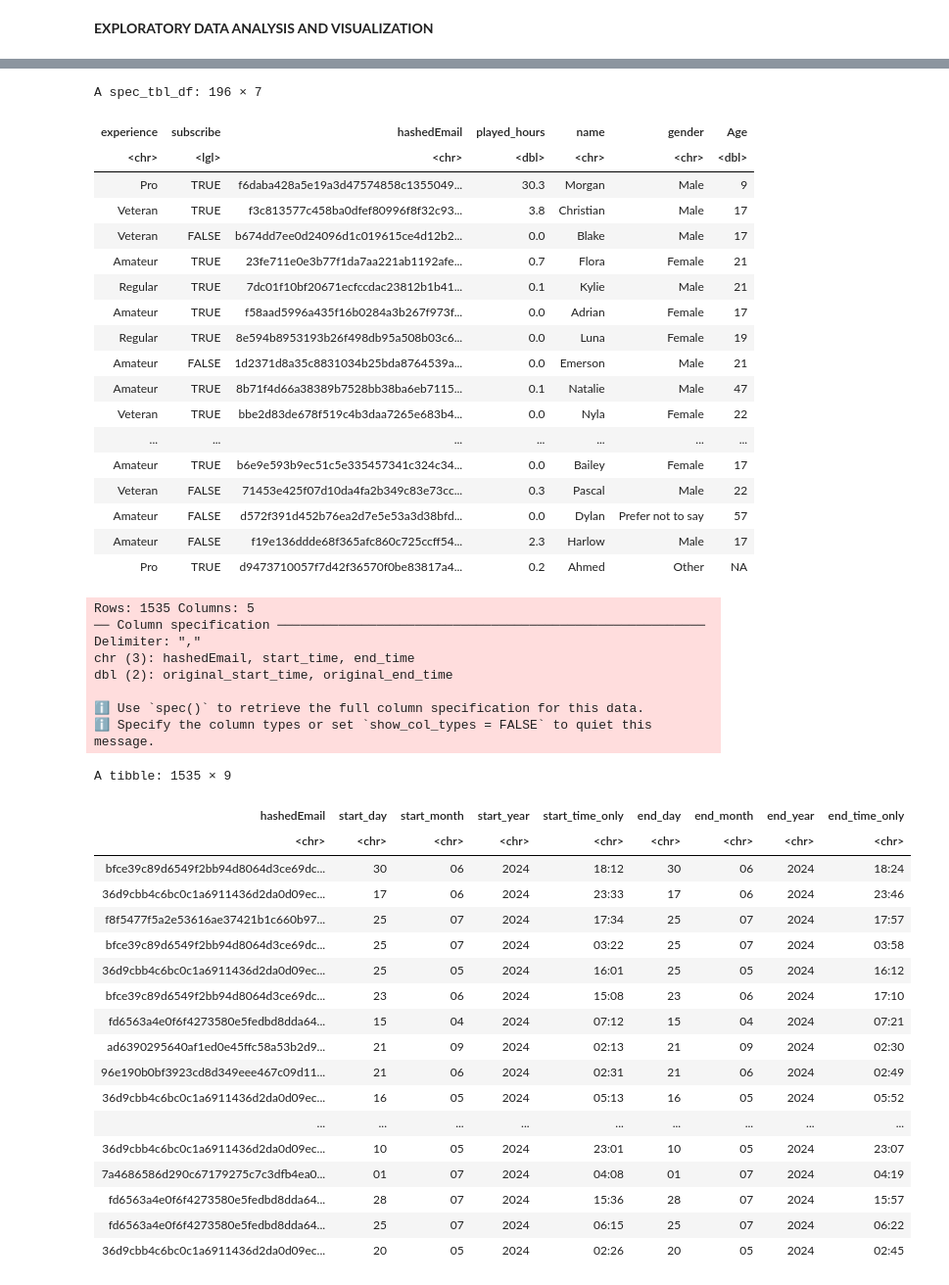
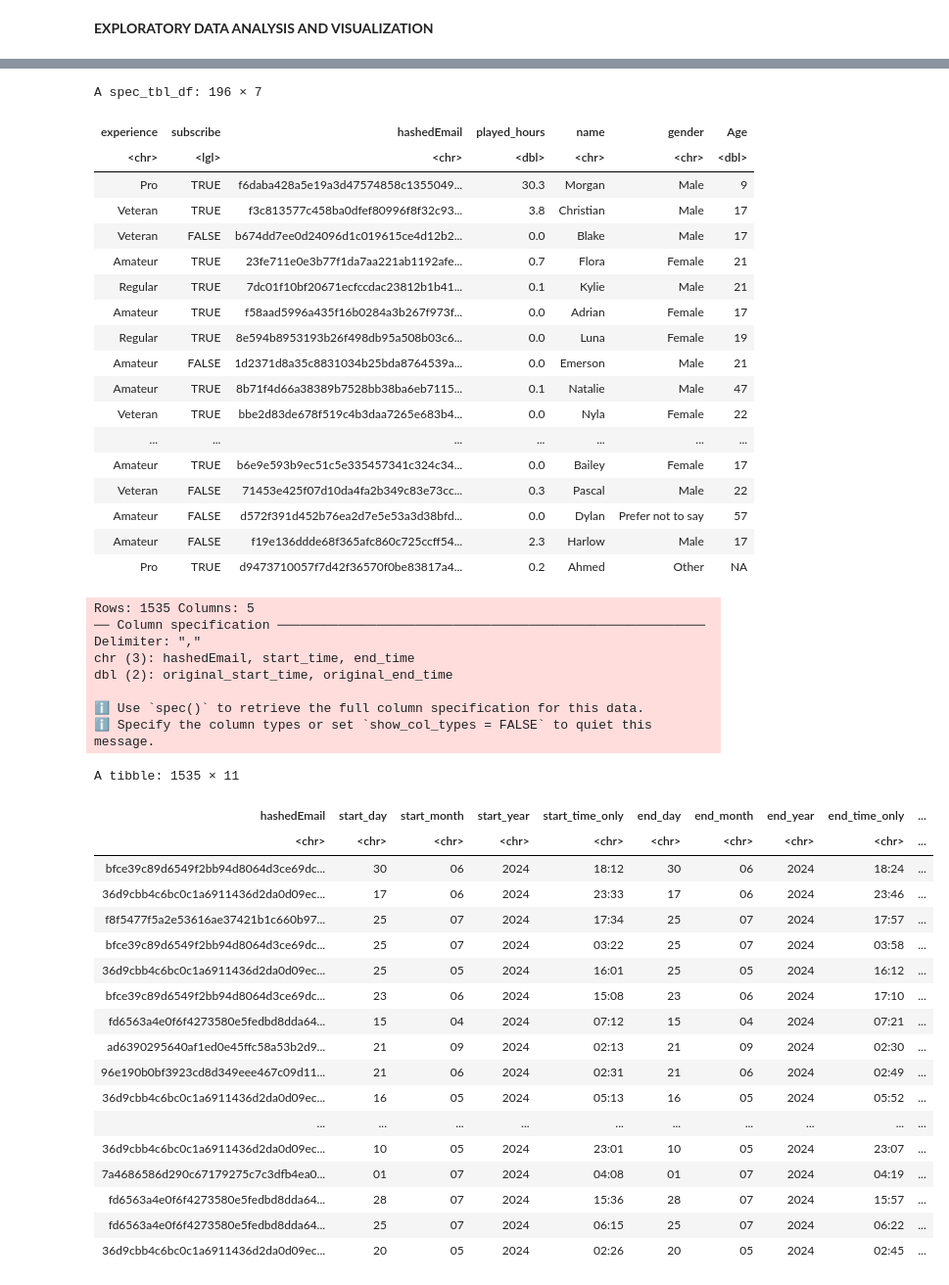
Before and after one commit to leylakarimov719/DSC100-Individual-Project-Planning, a Jupyter notebook: ProjectPlanning.ipynb, the cells around one changed output, grey strips where cells are left out. Shown: that part at 98% size. Drawn from its saved outputs; the diff is of its cells as text; code cells hidden in the pictures.

```diff
--- a/ProjectPlanning.ipynb
+++ b/ProjectPlanning.ipynb
@@ -92,6 +92,8 @@ The variable "played_hours" will be the predictor variable and "subscribe" will
 # %%
 library(tidyverse)
 library(repr)
+
+#tidying data
 
 players <- read_csv("data/players.csv")
 players
@@ -100,8 +102,17 @@ sessions <- read_csv("data/sessions.csv") |>
     separate(start_date, into = c("start_day", "start_month", "start_year"), sep = "/") |>
     separate(end_time, into = c("end_date", "end_time_only"), sep = " ") |>
     separate(end_date, into = c("end_day", "end_month", "end_year"), sep = "/") |>
-    select(hashedEmail, start_day, start_month, start_year, start_time_only,
-           end_day, end_month, end_year, end_time_only)
+    select(hashedEmail,
+           start_day,
+           start_month,
+           start_year,
+           start_time_only,
+           end_day,
+           end_month,
+           end_year,
+           end_time_only,
+           original_start_time,
+           original_end_time)
 sessions
 # %% [output]
 Rows: 196 Columns: 7
@@ -113,49 +124,49 @@ lgl (1): subscribe
 
 ℹ Use `spec()` to retrieve the full column specification for this data.
 ℹ Specify the column types or set `show_col_types = FALSE` to quiet this message.
 A spec_tbl_df: 196 × 7
 | experience | subscribe | hashedEmail | played_hours | name | gender | Age |
 | <chr> | <lgl> | <chr> | <dbl> | <chr> | <chr> | <dbl> |
 | Pro | TRUE | f6daba428a5e19a3d47574858c1355049... | 30.3 | Morgan | Male | 9 |
 | Veteran | TRUE | f3c813577c458ba0dfef80996f8f32c93... | 3.8 | Christian | Male | 17 |
 | Veteran | FALSE | b674dd7ee0d24096d1c019615ce4d12b2... | 0.0 | Blake | Male | 17 |
 | Amateur | TRUE | 23fe711e0e3b77f1da7aa221ab1192afe... | 0.7 | Flora | Female | 21 |
 | Regular | TRUE | 7dc01f10bf20671ecfccdac23812b1b41... | 0.1 | Kylie | Male | 21 |
 | Amateur | TRUE | f58aad5996a435f16b0284a3b267f973f... | 0.0 | Adrian | Female | 17 |
 | Regular | TRUE | 8e594b8953193b26f498db95a508b03c6... | 0.0 | Luna | Female | 19 |
 | Amateur | FALSE | 1d2371d8a35c8831034b25bda8764539a... | 0.0 | Emerson | Male | 21 |
 | Amateur | TRUE | 8b71f4d66a38389b7528bb38ba6eb7115... | 0.1 | Natalie | Male | 47 |
 | Veteran | TRUE | bbe2d83de678f519c4b3daa7265e683b4... | 0.0 | Nyla | Female | 22 |
 | ... | ... | ... | ... | ... | ... | ... |
 | Amateur | TRUE | b6e9e593b9ec51c5e335457341c324c34... | 0.0 | Bailey | Female | 17 |
 | Veteran | FALSE | 71453e425f07d10da4fa2b349c83e73cc... | 0.3 | Pascal | Male | 22 |
 | Amateur | FALSE | d572f391d452b76ea2d7e5e53a3d38bfd... | 0.0 | Dylan | Prefer not to say | 57 |
 | Amateur | FALSE | f19e136ddde68f365afc860c725ccff54... | 2.3 | Harlow | Male | 17 |
 | Pro | TRUE | d9473710057f7d42f36570f0be83817a4... | 0.2 | Ahmed | Other | NA |
 Rows: 1535 Columns: 5
 ── Column specification ────────────────────────────────────────────────────────
 Delimiter: ","
 chr (3): hashedEmail, start_time, end_time
 dbl (2): original_start_time, original_end_time
 
 ℹ Use `spec()` to retrieve the full column specification for this data.
 ℹ Specify the column types or set `show_col_types = FALSE` to quiet this message.
-A tibble: 1535 × 9
+A tibble: 1535 × 11
-| hashedEmail | start_day | start_month | start_year | start_time_only | end_day | end_month | end_year | end_time_only |
-| <chr> | <chr> | <chr> | <chr> | <chr> | <chr> | <chr> | <chr> | <chr> |
-| bfce39c89d6549f2bb94d8064d3ce69dc... | 30 | 06 | 2024 | 18:12 | 30 | 06 | 2024 | 18:24 |
-| 36d9cbb4c6bc0c1a6911436d2da0d09ec... | 17 | 06 | 2024 | 23:33 | 17 | 06 | 2024 | 23:46 |
-| f8f5477f5a2e53616ae37421b1c660b97... | 25 | 07 | 2024 | 17:34 | 25 | 07 | 2024 | 17:57 |
-| bfce39c89d6549f2bb94d8064d3ce69dc... | 25 | 07 | 2024 | 03:22 | 25 | 07 | 2024 | 03:58 |
-| 36d9cbb4c6bc0c1a6911436d2da0d09ec... | 25 | 05 | 2024 | 16:01 | 25 | 05 | 2024 | 16:12 |
-| bfce39c89d6549f2bb94d8064d3ce69dc... | 23 | 06 | 2024 | 15:08 | 23 | 06 | 2024 | 17:10 |
-| fd6563a4e0f6f4273580e5fedbd8dda64... | 15 | 04 | 2024 | 07:12 | 15 | 04 | 2024 | 07:21 |
-| ad6390295640af1ed0e45ffc58a53b2d9... | 21 | 09 | 2024 | 02:13 | 21 | 09 | 2024 | 02:30 |
-| 96e190b0bf3923cd8d349eee467c09d11... | 21 | 06 | 2024 | 02:31 | 21 | 06 | 2024 | 02:49 |
-| 36d9cbb4c6bc0c1a6911436d2da0d09ec... | 16 | 05 | 2024 | 05:13 | 16 | 05 | 2024 | 05:52 |
-| ... | ... | ... | ... | ... | ... | ... | ... | ... |
-| 36d9cbb4c6bc0c1a6911436d2da0d09ec... | 10 | 05 | 2024 | 23:01 | 10 | 05 | 2024 | 23:07 |
-| 7a4686586d290c67179275c7c3dfb4ea0... | 01 | 07 | 2024 | 04:08 | 01 | 07 | 2024 | 04:19 |
-| fd6563a4e0f6f4273580e5fedbd8dda64... | 28 | 07 | 2024 | 15:36 | 28 | 07 | 2024 | 15:57 |
-| fd6563a4e0f6f4273580e5fedbd8dda64... | 25 | 07 | 2024 | 06:15 | 25 | 07 | 2024 | 06:22 |
-| 36d9cbb4c6bc0c1a6911436d2da0d09ec... | 20 | 05 | 2024 | 02:26 | 20 | 05 | 2024 | 02:45 |
+| hashedEmail | start_day | start_month | start_year | start_time_only | end_day | end_month | end_year | end_time_only | ... |
+| <chr> | <chr> | <chr> | <chr> | <chr> | <chr> | <chr> | <chr> | <chr> | ... |
+| bfce39c89d6549f2bb94d8064d3ce69dc... | 30 | 06 | 2024 | 18:12 | 30 | 06 | 2024 | 18:24 | ... |
+| 36d9cbb4c6bc0c1a6911436d2da0d09ec... | 17 | 06 | 2024 | 23:33 | 17 | 06 | 2024 | 23:46 | ... |
+| f8f5477f5a2e53616ae37421b1c660b97... | 25 | 07 | 2024 | 17:34 | 25 | 07 | 2024 | 17:57 | ... |
+| bfce39c89d6549f2bb94d8064d3ce69dc... | 25 | 07 | 2024 | 03:22 | 25 | 07 | 2024 | 03:58 | ... |
+| 36d9cbb4c6bc0c1a6911436d2da0d09ec... | 25 | 05 | 2024 | 16:01 | 25 | 05 | 2024 | 16:12 | ... |
+| bfce39c89d6549f2bb94d8064d3ce69dc... | 23 | 06 | 2024 | 15:08 | 23 | 06 | 2024 | 17:10 | ... |
+| fd6563a4e0f6f4273580e5fedbd8dda64... | 15 | 04 | 2024 | 07:12 | 15 | 04 | 2024 | 07:21 | ... |
+| ad6390295640af1ed0e45ffc58a53b2d9... | 21 | 09 | 2024 | 02:13 | 21 | 09 | 2024 | 02:30 | ... |
+| 96e190b0bf3923cd8d349eee467c09d11... | 21 | 06 | 2024 | 02:31 | 21 | 06 | 2024 | 02:49 | ... |
+| 36d9cbb4c6bc0c1a6911436d2da0d09ec... | 16 | 05 | 2024 | 05:13 | 16 | 05 | 2024 | 05:52 | ... |
+| ... | ... | ... | ... | ... | ... | ... | ... | ... | ... |
+| 36d9cbb4c6bc0c1a6911436d2da0d09ec... | 10 | 05 | 2024 | 23:01 | 10 | 05 | 2024 | 23:07 | ... |
+| 7a4686586d290c67179275c7c3dfb4ea0... | 01 | 07 | 2024 | 04:08 | 01 | 07 | 2024 | 04:19 | ... |
+| fd6563a4e0f6f4273580e5fedbd8dda64... | 28 | 07 | 2024 | 15:36 | 28 | 07 | 2024 | 15:57 | ... |
+| fd6563a4e0f6f4273580e5fedbd8dda64... | 25 | 07 | 2024 | 06:15 | 25 | 07 | 2024 | 06:22 | ... |
+| 36d9cbb4c6bc0c1a6911436d2da0d09ec... | 20 | 05 | 2024 | 02:26 | 20 | 05 | 2024 | 02:45 | ... |
```
Also changed, not shown: parts of 4 cells of this notebook.
